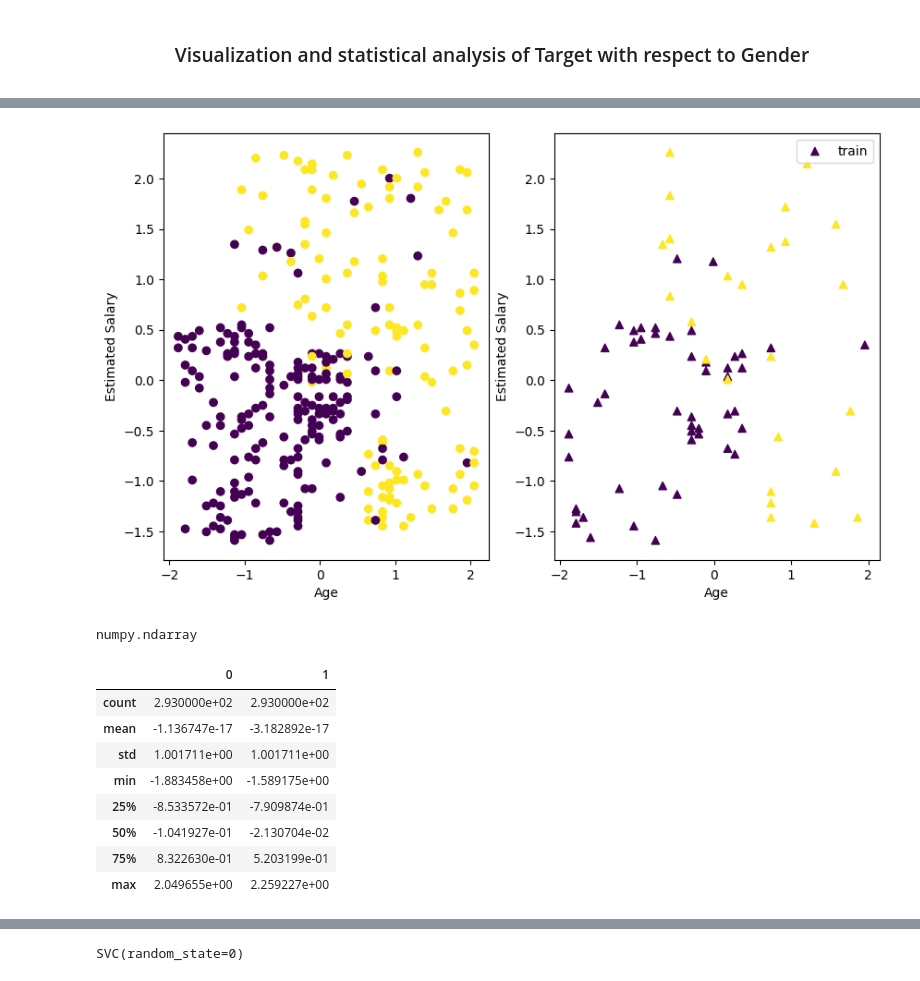
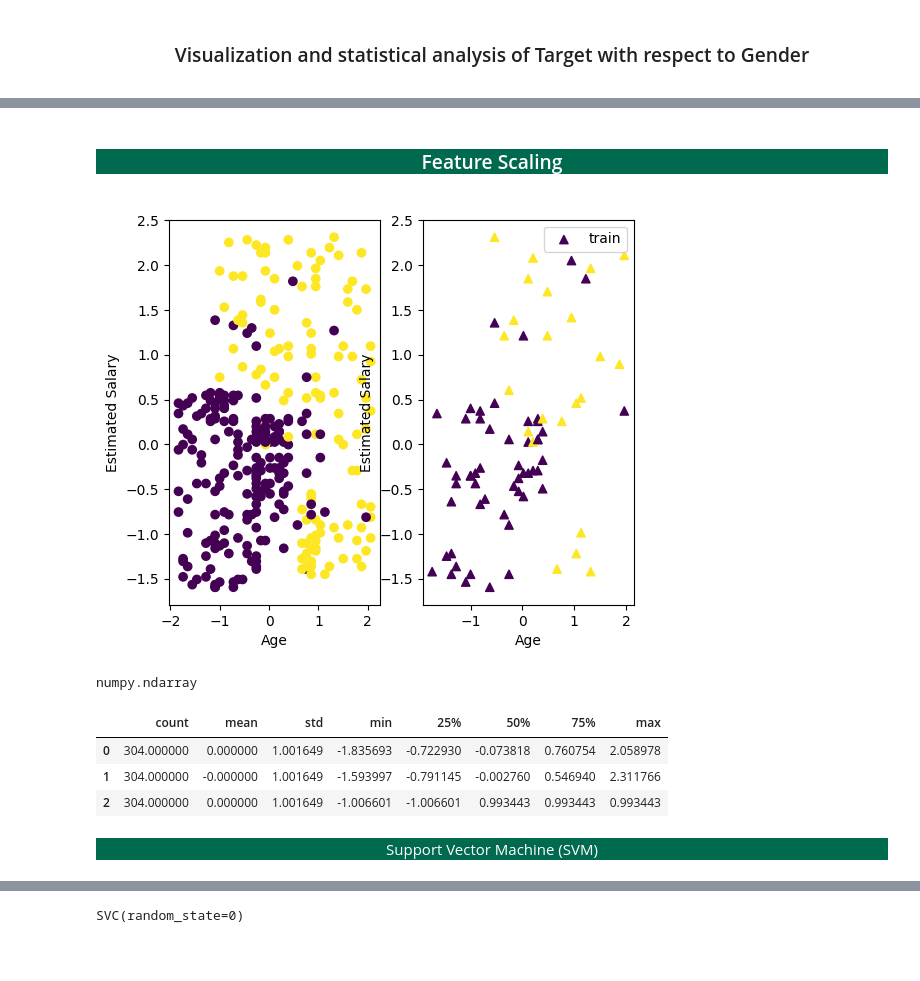
Before and after one commit to The1one1/ML_algo_Code, a Jupyter notebook: svm.ipynb, the cells around one changed output, grey strips where cells are left out. Cells and saved outputs as stored; diff of their text form; code cells hidden in the pictures; blank space fills up the shorter version.

```diff
--- a/svm.ipynb
+++ b/svm.ipynb
@@ -16,4 +16,7 @@ df.head()
 # %%
 # new data frame with split value columns
 gender_df = df.drop(['User ID'], axis=1, inplace=False)
+# %%
+gender_df.duplicated().sum()
+gender_df.drop_duplicates(inplace=True)
 # %%
@@ -199,0 +240,2 @@ plt.show()
+# %%
+gender_df = pd.get_dummies(gender_df, drop_first=True, columns=['Gender']).astype('int64')
@@ -200,4 +249,4 @@ plt.show()
 # %%
 # considering Age and EstimatedSalary as features and Purchased as target
-x = df.iloc[:, :-1]
-y = df.iloc[:, -1]
+x = gender_df.drop(['Purchased'], axis = 1)
+y = gender_df['Purchased']
@@ -220,3 +273,5 @@ x_test.describe().T.style.background_gradient(cmap='bwr')
+# %% [markdown]
+<center style="background-color:#006a4e; color: white"><h3>Feature Scaling</h3></center>
 # %%
 from sklearn.preprocessing import StandardScaler
 sc = StandardScaler()
@@ -227,30 +281,27 @@ x_test = sc.transform(x_test)
 # %%
-fig, ax = plt.subplots(1, 2, figsize = (10, 6))
+fig, ax = plt.subplots(1, 2, figsize = (6, 5))
 ax[0].scatter(x_train[:, 0], x_train[:, 1], c = y_train)
 ax[0].set_xlabel('Age')
 ax[0].set_ylabel('Estimated Salary')
 
 ax[1].scatter(x_test[:, 0], x_test[:, 1], c = y_test, marker = '^')
 ax[1].set_xlabel('Age')
 ax[1].set_ylabel('Estimated Salary')
 ax[1].legend(['train', 'test'])
 
 plt.show()
 # %% [output]
-[figure, old version]
+[figure, new version]
 # %%
 type(x_train)
 # %% [output]
 numpy.ndarray
 # %%
-pd.DataFrame(x_train).describe()
+pd.DataFrame(x_train).describe().T.style.background_gradient(cmap='bwr')
 # %% [output]
-|  | 0 | 1 |
-| count | 2.930000e+02 | 2.930000e+02 |
-| mean | -1.136747e-17 | -3.182892e-17 |
-| std | 1.001711e+00 | 1.001711e+00 |
-| min | -1.883458e+00 | -1.589175e+00 |
-| 25% | -8.533572e-01 | -7.909874e-01 |
-| 50% | -1.041927e-01 | -2.130704e-02 |
-| 75% | 8.322630e-01 | 5.203199e-01 |
-| max | 2.049655e+00 | 2.259227e+00 |
+|  | count | mean | std | min | 25% | 50% | 75% | max |
+| 0 | 304.000000 | 0.000000 | 1.001649 | -1.835693 | -0.722930 | -0.073818 | 0.760754 | 2.058978 |
+| 1 | 304.000000 | -0.000000 | 1.001649 | -1.593997 | -0.791145 | -0.002760 | 0.546940 | 2.311766 |
+| 2 | 304.000000 | 0.000000 | 1.001649 | -1.006601 | -1.006601 | 0.993443 | 0.993443 | 0.993443 |
+# %% [markdown]
+<center style="background-color:#006a4e; color: white">Support Vector Machine (SVM)</center>
```
Also changed, not shown: parts of 68 cells of this notebook.
